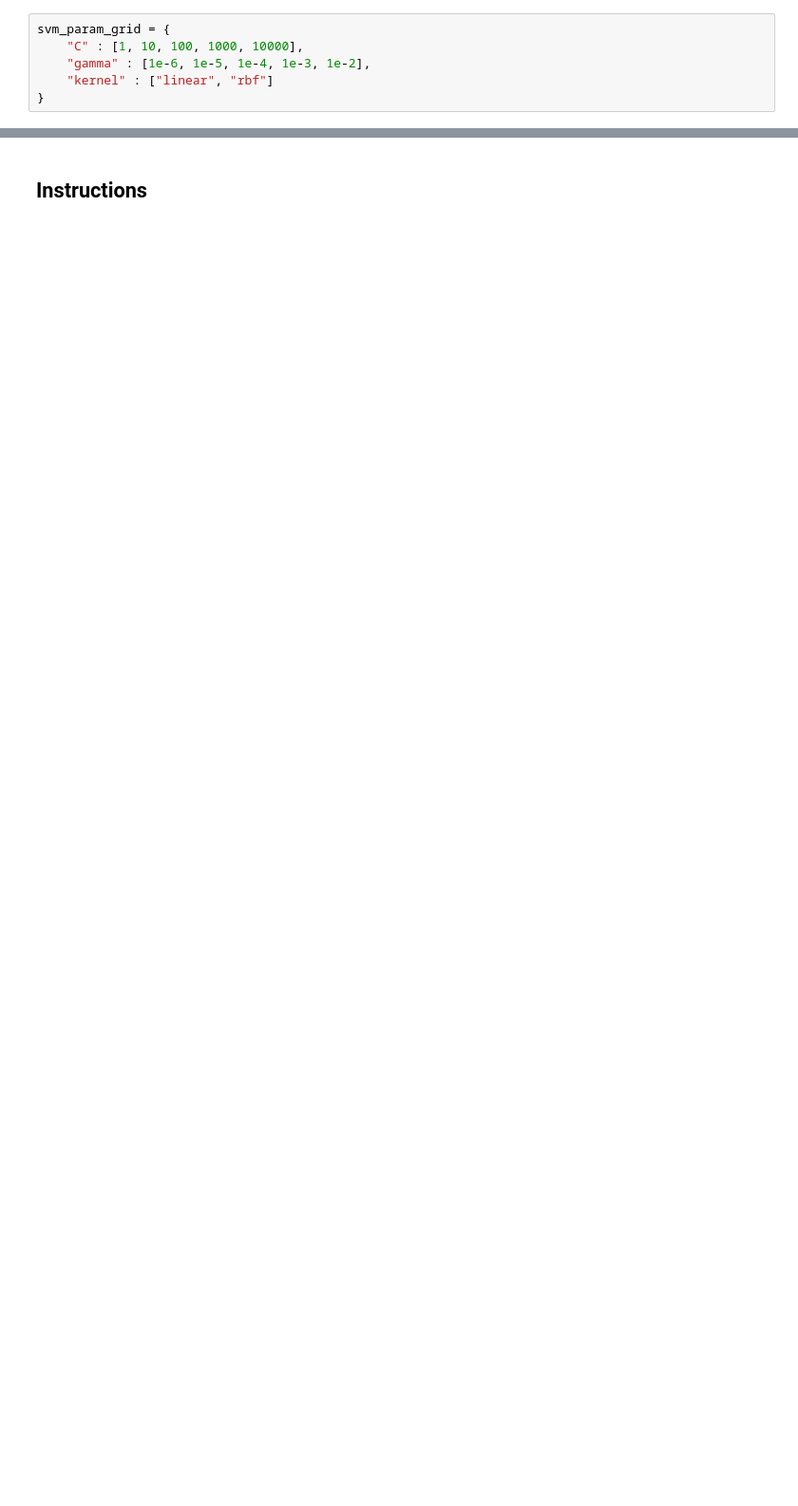
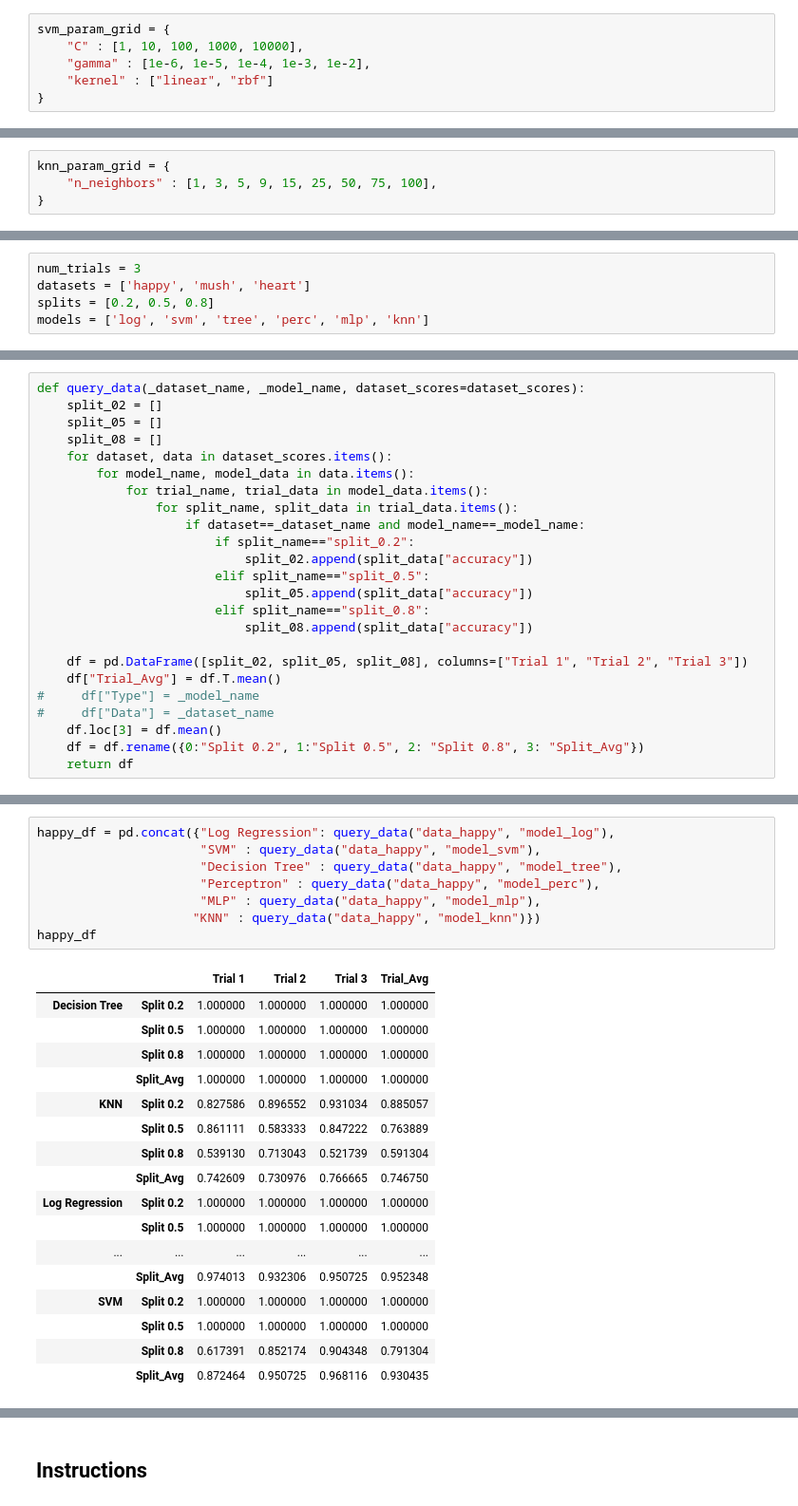
Before and after one commit to nschenone/COGS_118A_Final_Project, a Jupyter notebook: Final Project.ipynb, the cells around one changed output, grey strips where cells are left out. Shown at 95% size. Saved outputs shown, nothing was run; the diff lists cells and outputs as text; blank space fills up the shorter version.

```diff
--- a/Final Project.ipynb
+++ b/Final Project.ipynb
@@ -187,0 +295,4 @@ Accuracy 0.7868852459016393
+# %%
+knn_param_grid = {
+    "n_neighbors" : [1, 3, 5, 9, 15, 25, 50, 75, 100],
+}
@@ -187,0 +600,5 @@ Accuracy 0.7868852459016393
+# %%
+num_trials = 3
+datasets = ['happy', 'mush', 'heart']
+splits = [0.2, 0.5, 0.8]
+models = ['log', 'svm', 'tree', 'perc', 'mlp', 'knn']
@@ -187,0 +658,24 @@ Accuracy 0.7868852459016393
+# %%
+def query_data(_dataset_name, _model_name, dataset_scores=dataset_scores):
+    split_02 = []
+    split_05 = []
+    split_08 = []
+    for dataset, data in dataset_scores.items():
+        for model_name, model_data in data.items():
+            for trial_name, trial_data in model_data.items():
+                for split_name, split_data in trial_data.items():
+                    if dataset==_dataset_name and model_name==_model_name:
+                        if split_name=="split_0.2":
+                            split_02.append(split_data["accuracy"])
+                        elif split_name=="split_0.5":
+                            split_05.append(split_data["accuracy"])
+                        elif split_name=="split_0.8":
+                            split_08.append(split_data["accuracy"])
+
+    df = pd.DataFrame([split_02, split_05, split_08], columns=["Trial 1", "Trial 2", "Trial 3"])
+    df["Trial_Avg"] = df.T.mean()
+#     df["Type"] = _model_name
+#     df["Data"] = _dataset_name
+    df.loc[3] = df.mean()
+    df = df.rename({0:"Split 0.2", 1:"Split 0.5", 2: "Split 0.8", 3: "Split_Avg"})
+    return df
@@ -187,0 +684,26 @@ Accuracy 0.7868852459016393
+# %%
+happy_df = pd.concat({"Log Regression": query_data("data_happy", "model_log"),
+                      "SVM" : query_data("data_happy", "model_svm"),
+                      "Decision Tree" : query_data("data_happy", "model_tree"),
+                      "Perceptron" : query_data("data_happy", "model_perc"),
+                      "MLP" : query_data("data_happy", "model_mlp"),
+                     "KNN" : query_data("data_happy", "model_knn")})
+happy_df
+# %% [output]
+|  |  | Trial 1 | Trial 2 | Trial 3 | Trial_Avg |
+| Decision Tree | Split 0.2 | 1.000000 | 1.000000 | 1.000000 | 1.000000 |
+|  | Split 0.5 | 1.000000 | 1.000000 | 1.000000 | 1.000000 |
+|  | Split 0.8 | 1.000000 | 1.000000 | 1.000000 | 1.000000 |
+|  | Split_Avg | 1.000000 | 1.000000 | 1.000000 | 1.000000 |
+| KNN | Split 0.2 | 0.827586 | 0.896552 | 0.931034 | 0.885057 |
+|  | Split 0.5 | 0.861111 | 0.583333 | 0.847222 | 0.763889 |
+|  | Split 0.8 | 0.539130 | 0.713043 | 0.521739 | 0.591304 |
+|  | Split_Avg | 0.742609 | 0.730976 | 0.766665 | 0.746750 |
+| Log Regression | Split 0.2 | 1.000000 | 1.000000 | 1.000000 | 1.000000 |
+|  | Split 0.5 | 1.000000 | 1.000000 | 1.000000 | 1.000000 |
+| ... | ... | ... | ... | ... | ... |
+|  | Split_Avg | 0.974013 | 0.932306 | 0.950725 | 0.952348 |
+| SVM | Split 0.2 | 1.000000 | 1.000000 | 1.000000 | 1.000000 |
+|  | Split 0.5 | 1.000000 | 1.000000 | 1.000000 | 1.000000 |
+|  | Split 0.8 | 0.617391 | 0.852174 | 0.904348 | 0.791304 |
+|  | Split_Avg | 0.872464 | 0.950725 | 0.968116 | 0.930435 |
```
Also changed, not shown: parts of 98 cells of this notebook, 22 other files.
